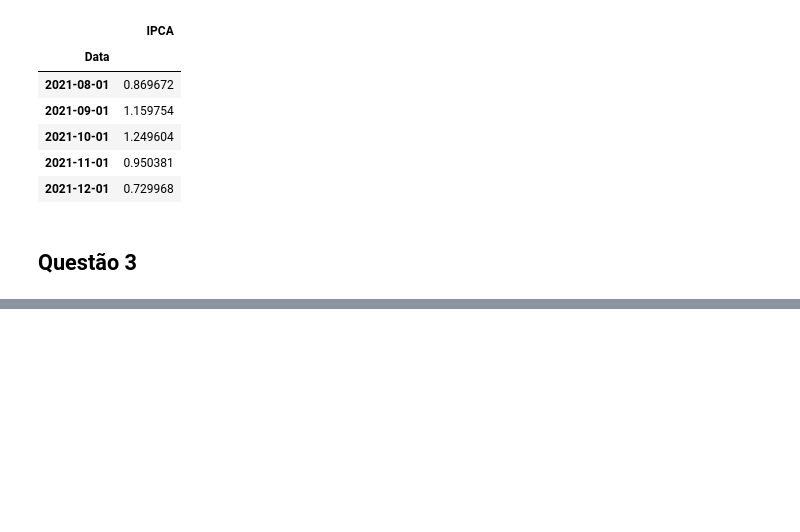
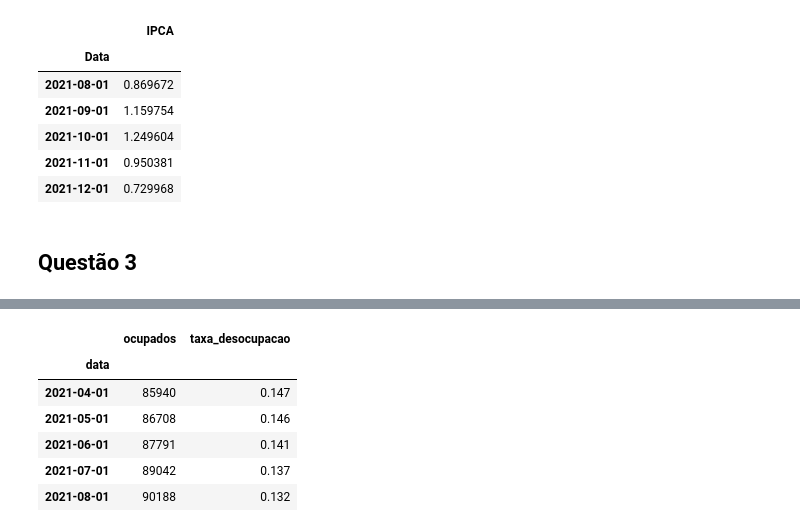
Before and after one commit to Pugianf/Big_Data_and_Public_Sector_III-Economic_Development, a Jupyter notebook: Trablaho_Final_Big_Data_e_Setor_Público_III.ipynb, the cells around one changed output, grey strips where cells are left out. Saved outputs shown, nothing was run; the diff lists cells and outputs as text; code cells hidden in the pictures; blank space fills up the shorter version.

```diff
--- a/Trablaho_Final_Big_Data_e_Setor_Público_III.ipynb
+++ b/Trablaho_Final_Big_Data_e_Setor_Público_III.ipynb
@@ -224,0 +239,14 @@ ConnectionError: ignored
+# %%
+# criando df de taxa de desocupação
+
+dfDesocupacao = pd.read_excel('/content/drive/MyDrive/IDP/Dataset/populacao_ocupada_taxa_desocupacao.xlsx', index_col=0)
+
+dfDesocupacao.tail(5)
+# %% [output]
+|  | ocupados | taxa_desocupacao |
+| data |  |  |
+| 2021-04-01 | 85940 | 0.147 |
+| 2021-05-01 | 86708 | 0.146 |
+| 2021-06-01 | 87791 | 0.141 |
+| 2021-07-01 | 89042 | 0.137 |
+| 2021-08-01 | 90188 | 0.132 |
```
Also changed, not shown: parts of 6 cells of this notebook.
